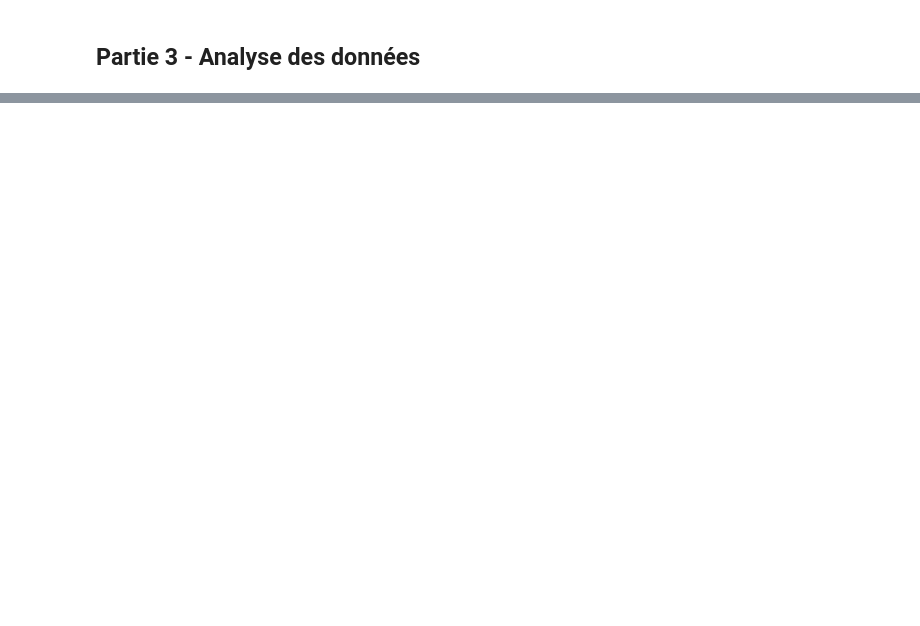
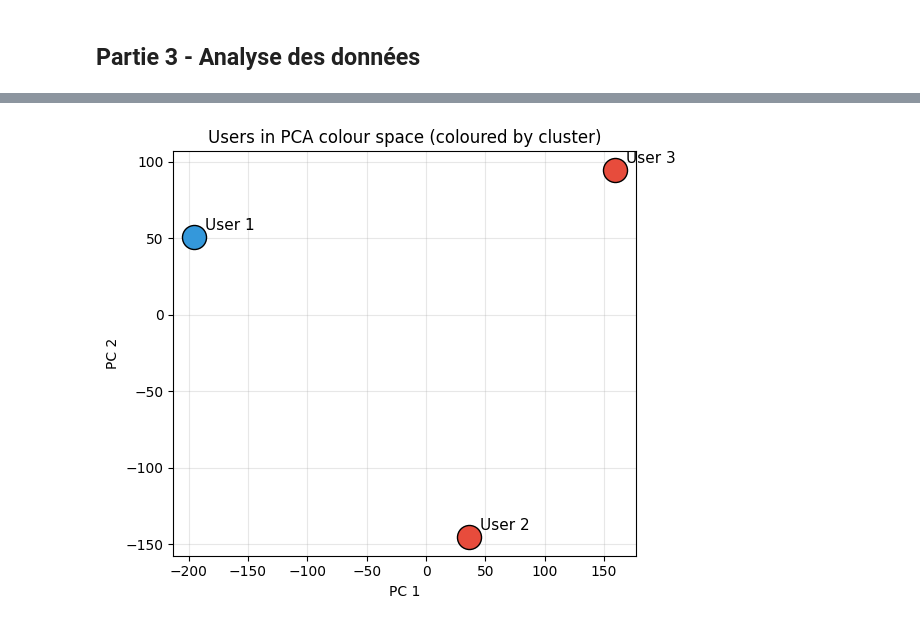
Before and after one commit to wayark/Data-Mining-Cpe, a Jupyter notebook: projet.ipynb, the cells around one changed output, grey strips where cells are left out. Saved outputs shown, nothing was run; the diff lists cells and outputs as text; code cells hidden in the pictures; blank space fills up the shorter version.

```diff
--- a/projet.ipynb
+++ b/projet.ipynb
@@ -36,7 +36,7 @@ for category_name, query in CATEGORIES.items():
     params = {
         "query": query,
         "per_page": NB_IMAGES_PER_CATEGORY,
-        "page": 1,
+        "page": 3,
         "orientation": "landscape",
     }
 
@@ -299,0 +387,25 @@ user_table = [
+# %%
+# Visualisation 2 — 2-D PCA scatter of user colour profiles
+if len(user_profiles) >= 2:
+    n_components = min(2, len(user_profiles) - 1, user_profiles.shape[1])
+    pca = PCA(n_components=n_components)
+    coords = pca.fit_transform(user_profiles)
+
+    fig, ax = plt.subplots(figsize=(6, 5))
+    for i, (uid, lbl) in enumerate(zip(user_ids, cluster_labels)):
+        x = coords[i, 0]
+        y = coords[i, 1] if coords.shape[1] > 1 else 0
+        ax.scatter(x, y, s=300,
+                   color=cluster_colors[lbl % len(cluster_colors)],
+                   edgecolors="black", zorder=3)
+        ax.annotate(f"User {uid}", (x, y),
+                    textcoords="offset points", xytext=(8, 5), fontsize=11)
+
+    ax.set_title("Users in PCA colour space (coloured by cluster)")
+    ax.set_xlabel("PC 1")
+    ax.set_ylabel("PC 2")
+    ax.grid(True, alpha=0.3)
+    plt.tight_layout()
+    plt.show()
+# %% [output]
+[figure, added]
```
Also changed, not shown: parts of 7 cells of this notebook.
